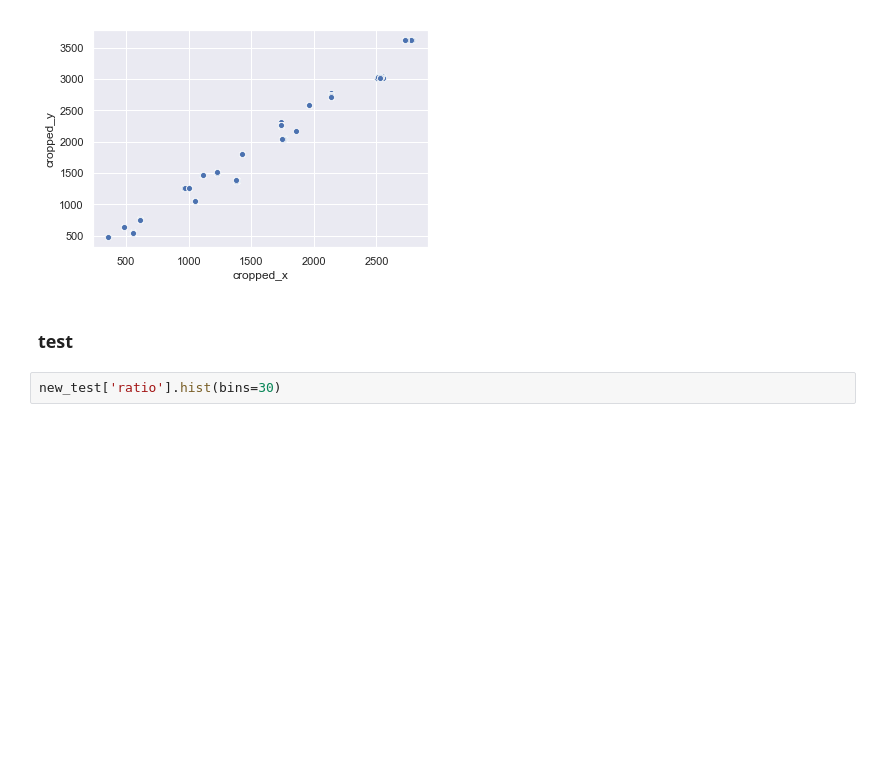
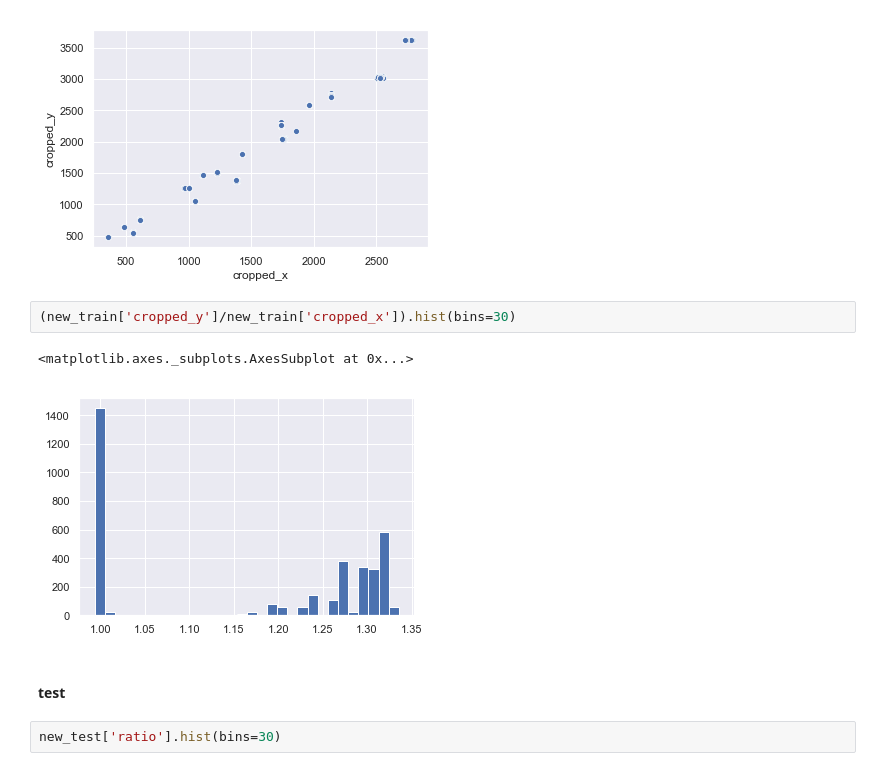
Before and after one commit to Kaniikura/kaggle-aptos, a Jupyter notebook: py/EDA_img-attr.ipynb, the cells around one changed output. Cells and saved outputs as stored; diff of their text form; blank space fills up the shorter version.

```diff
--- a/py/EDA_img-attr.ipynb
+++ b/py/EDA_img-attr.ipynb
@@ -125,8 +142,13 @@ new_train['ratio'].hist(bins=30)
 ax = sns.scatterplot(x="cropped_x", y="cropped_y", data=new_train)
 # %% [output]
 [figure]
+# %%
+(new_train['cropped_y']/new_train['cropped_x']).hist(bins=30)
+# %% [output]
+<matplotlib.axes._subplots.AxesSubplot at 0x...>
+[figure, added]
 # %% [markdown]
-### test
+#### test
 # %%
 new_test['ratio'].hist(bins=30)
 # %% [output]
```
Also changed, not shown: parts of 31 cells of this notebook, 7 other files.
